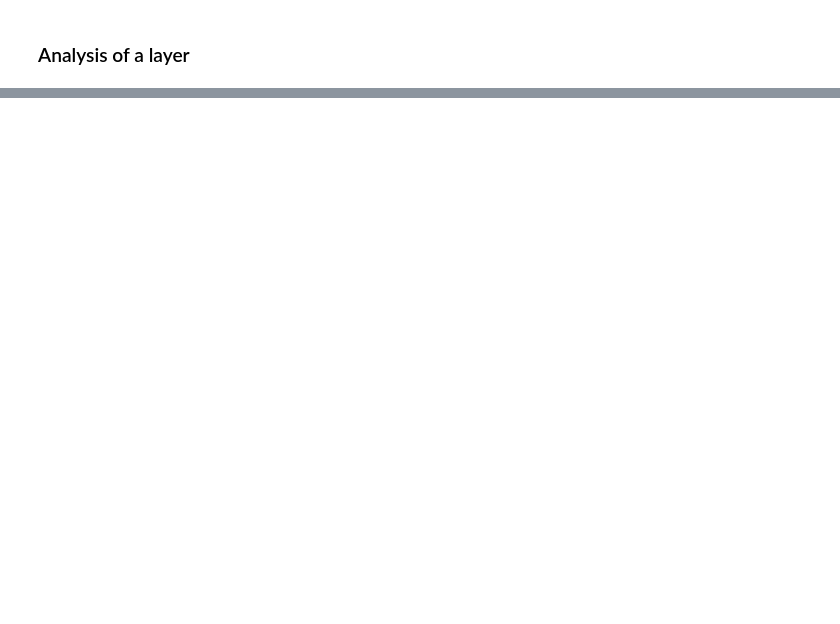
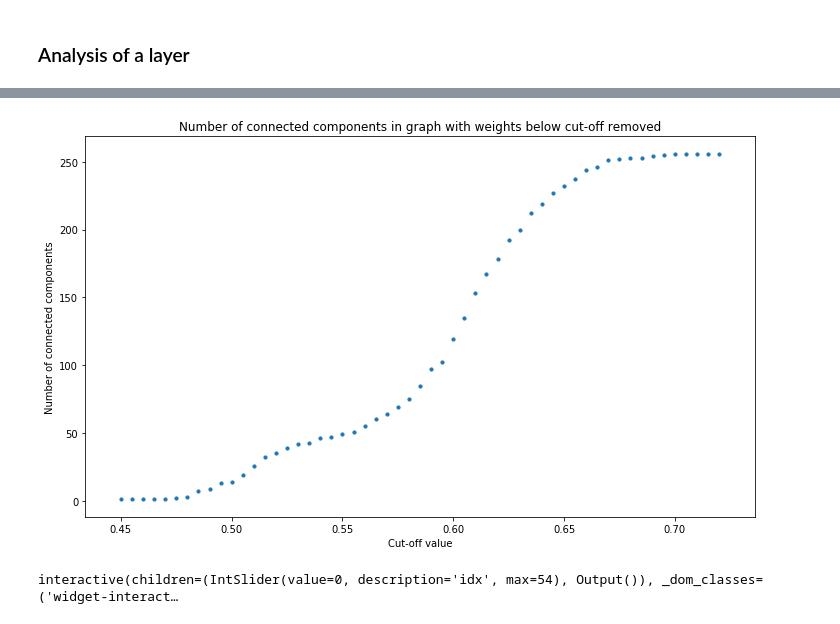
Before and after one commit to jheitmann/Neural-net-pruning, a Jupyter notebook: training.ipynb, the cells around one changed output, grey strips where cells are left out. Cells and saved outputs as stored; diff of their text form; code cells hidden in the pictures; blank space fills up the shorter version.

```diff
--- a/training.ipynb
+++ b/training.ipynb
@@ -160,0 +194,12 @@ class Conv2(PruningModule):
+# %%
+min_cut_off = 0.45
+# %%
+cut_offs = statistics.plot_connected_components(adjacency, min_cut_off)
+# %% [output]
+[figure, added]
+# %%
+plot_data = statistics.cc_max_norm(adjacency, weight_norms, cut_offs)
+int_slider = IntSlider(value=0, min=0, max=len(plot_data)-1)
+interact(statistics.cc_specs_plot, plot_data=fixed(plot_data), cut_offs=fixed(cut_offs), idx=int_slider);
+# %% [output]
+interactive(children=(IntSlider(value=0, description='idx', max=54), Output()), _dom_classes=('widget-interact…
```
Also changed, not shown: parts of 34 cells of this notebook, 12 other files.
